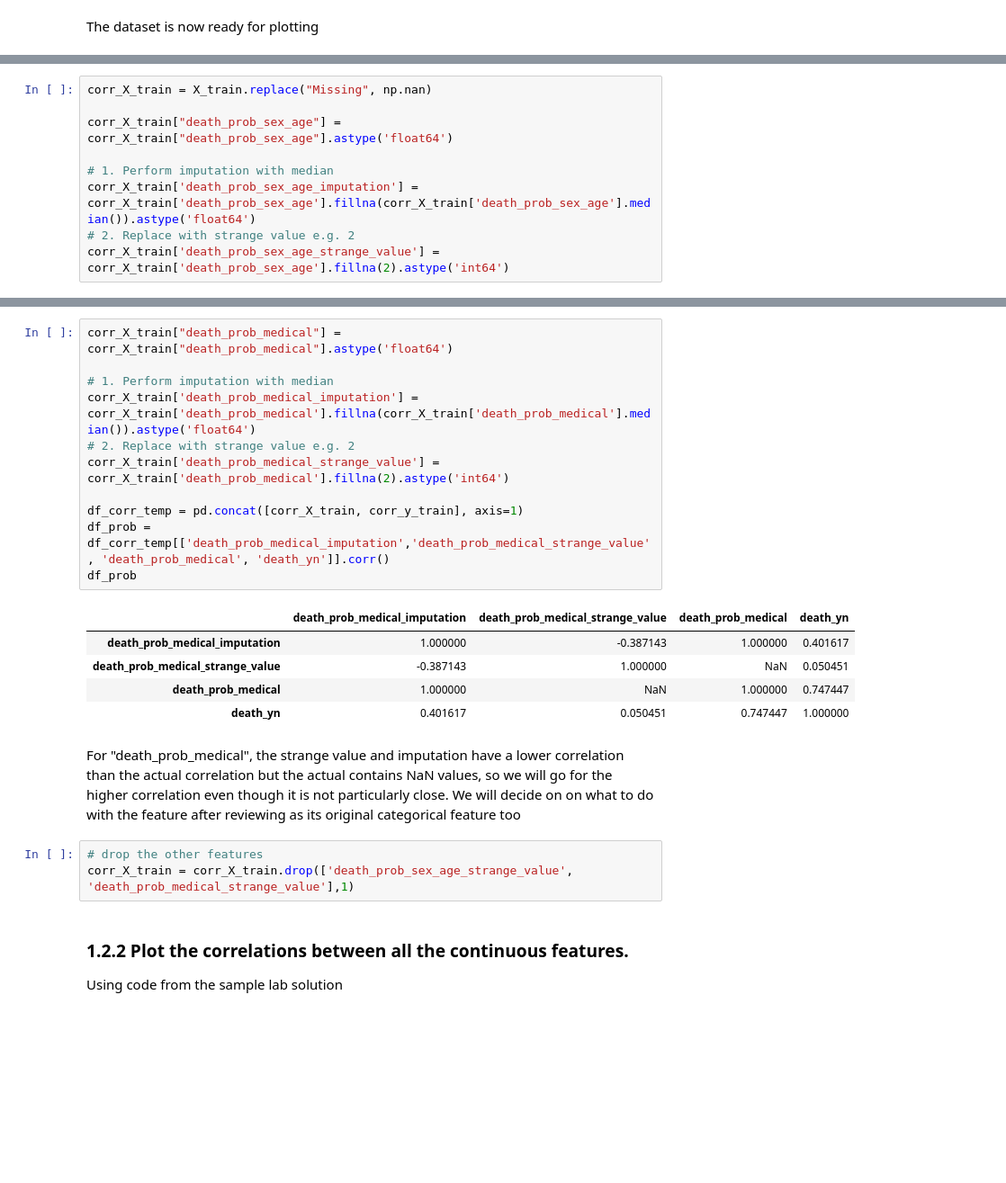
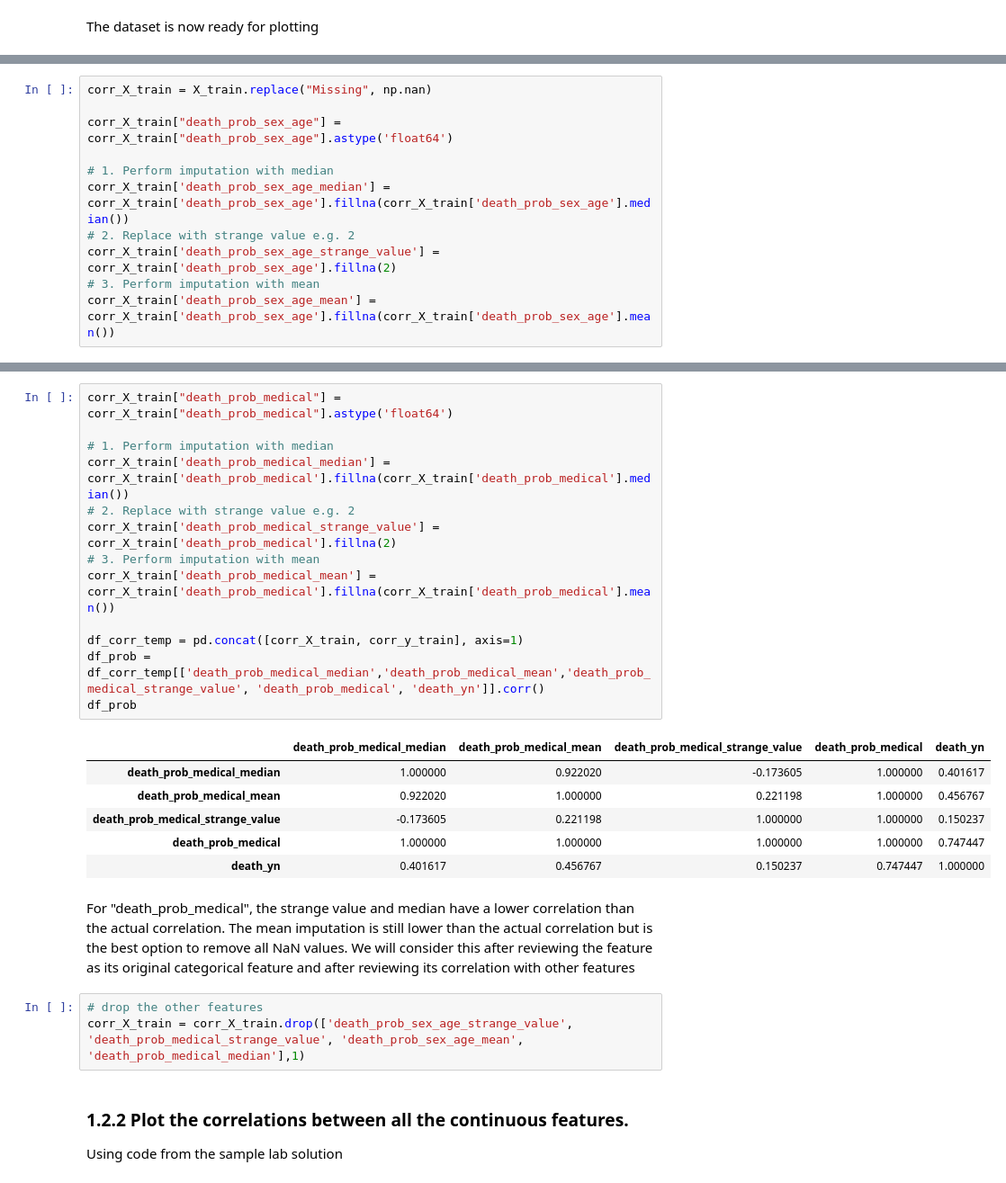
Before and after one commit to MichaelMoyles/MLCovid-19, a Jupyter notebook: 2022-Homework2-Notebook.ipynb, the cells around one changed output, grey strips where cells are left out. Shown at 90% size. Drawn from its saved outputs; the diff is of its cells as text; blank space fills up the shorter version.

```diff
--- a/2022-Homework2-Notebook.ipynb
+++ b/2022-Homework2-Notebook.ipynb
@@ -323,9 +324,11 @@ corr_X_train = X_train.replace("Missing", np.nan)
 corr_X_train["death_prob_sex_age"] = corr_X_train["death_prob_sex_age"].astype('float64')
 
 # 1. Perform imputation with median
-corr_X_train['death_prob_sex_age_imputation'] = corr_X_train['death_prob_sex_age'].fillna(corr_X_train['death_prob_sex_age'].median()).astype('float64')
+corr_X_train['death_prob_sex_age_median'] = corr_X_train['death_prob_sex_age'].fillna(corr_X_train['death_prob_sex_age'].median())
 # 2. Replace with strange value e.g. 2
-corr_X_train['death_prob_sex_age_strange_value'] = corr_X_train['death_prob_sex_age'].fillna(2).astype('int64')
+corr_X_train['death_prob_sex_age_strange_value'] = corr_X_train['death_prob_sex_age'].fillna(2)
+# 3. Perform imputation with mean
+corr_X_train['death_prob_sex_age_mean'] = corr_X_train['death_prob_sex_age'].fillna(corr_X_train['death_prob_sex_age'].mean())
 # %%
 # death_yn will be mapped to 1 and 0 in order to perform correlations against it
 corr_y_train = pd.DataFrame(y_train["death_yn"].map({'Yes': 1, 'No': 0}))
@@ -345,25 +349,28 @@ For "death_prob_sex_age", the strange value makes the correlation negative while
 # %%
 corr_X_train["death_prob_medical"] = corr_X_train["death_prob_medical"].astype('float64')
 
 # 1. Perform imputation with median
-corr_X_train['death_prob_medical_imputation'] = corr_X_train['death_prob_medical'].fillna(corr_X_train['death_prob_medical'].median()).astype('float64')
+corr_X_train['death_prob_medical_median'] = corr_X_train['death_prob_medical'].fillna(corr_X_train['death_prob_medical'].median())
 # 2. Replace with strange value e.g. 2
-corr_X_train['death_prob_medical_strange_value'] = corr_X_train['death_prob_medical'].fillna(2).astype('int64')
+corr_X_train['death_prob_medical_strange_value'] = corr_X_train['death_prob_medical'].fillna(2)
+# 3. Perform imputation with mean
+corr_X_train['death_prob_medical_mean'] = corr_X_train['death_prob_medical'].fillna(corr_X_train['death_prob_medical'].mean())
 
 df_corr_temp = pd.concat([corr_X_train, corr_y_train], axis=1)
-df_prob = df_corr_temp[['death_prob_medical_imputation','death_prob_medical_strange_value', 'death_prob_medical', 'death_yn']].corr()
+df_prob = df_corr_temp[['death_prob_medical_median','death_prob_medical_mean','death_prob_medical_strange_value', 'death_prob_medical', 'death_yn']].corr()
 df_prob
 # %% [output]
-|  | death_prob_medical_imputation | death_prob_medical_strange_value | death_prob_medical | death_yn |
-| death_prob_medical_imputation | 1.000000 | -0.387143 | 1.000000 | 0.401617 |
-| death_prob_medical_strange_value | -0.387143 | 1.000000 | NaN | 0.050451 |
-| death_prob_medical | 1.000000 | NaN | 1.000000 | 0.747447 |
-| death_yn | 0.401617 | 0.050451 | 0.747447 | 1.000000 |
+|  | death_prob_medical_median | death_prob_medical_mean | death_prob_medical_strange_value | death_prob_medical | death_yn |
+| death_prob_medical_median | 1.000000 | 0.922020 | -0.173605 | 1.000000 | 0.401617 |
+| death_prob_medical_mean | 0.922020 | 1.000000 | 0.221198 | 1.000000 | 0.456767 |
+| death_prob_medical_strange_value | -0.173605 | 0.221198 | 1.000000 | 1.000000 | 0.150237 |
+| death_prob_medical | 1.000000 | 1.000000 | 1.000000 | 1.000000 | 0.747447 |
+| death_yn | 0.401617 | 0.456767 | 0.150237 | 0.747447 | 1.000000 |
 # %% [markdown]
-For "death_prob_medical", the strange value and imputation have a lower correlation than the actual correlation but the actual contains NaN values, so we will go for the higher correlation even though it is not particularly close. We will decide on on what to do with the feature after reviewing as its original categorical feature too
+For "death_prob_medical", the strange value and median have a lower correlation than the actual correlation. The mean imputation is still lower than the actual correlation but is the best option to remove all NaN values. We will consider this after reviewing the feature as its original categorical feature and after reviewing its correlation with other features
 # %%
 # drop the other features
-corr_X_train = corr_X_train.drop(['death_prob_sex_age_strange_value', 'death_prob_medical_strange_value'],1)
+corr_X_train = corr_X_train.drop(['death_prob_sex_age_strange_value', 'death_prob_medical_strange_value', 'death_prob_sex_age_mean', 'death_prob_medical_median'],1)
 # %% [markdown]
 ### 1.2.2 Plot the correlations between all the continuous features.
 Using code from the sample lab solution
```
Also changed, not shown: parts of 33 cells of this notebook.
